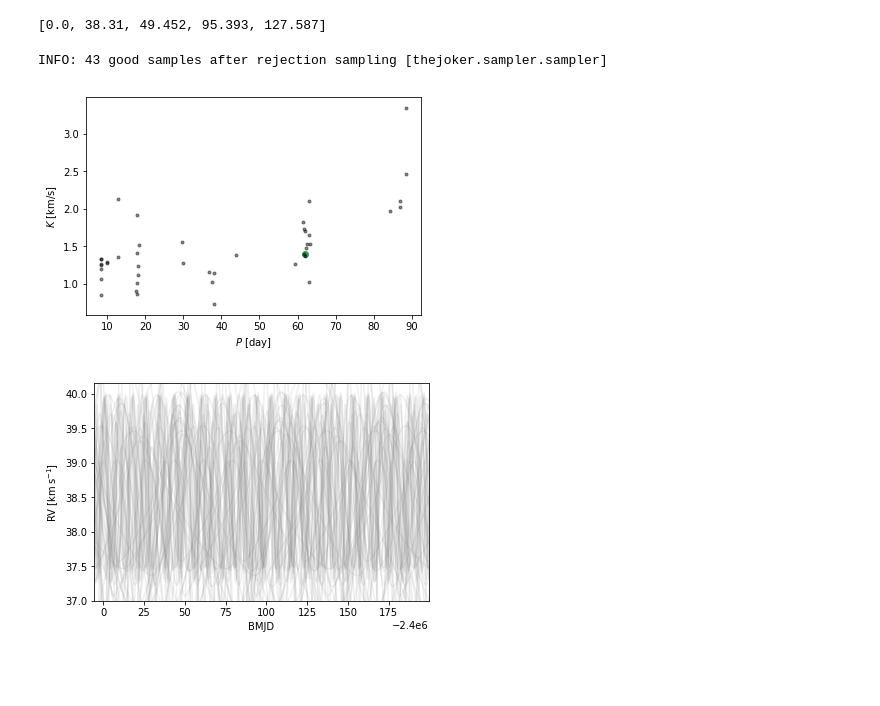
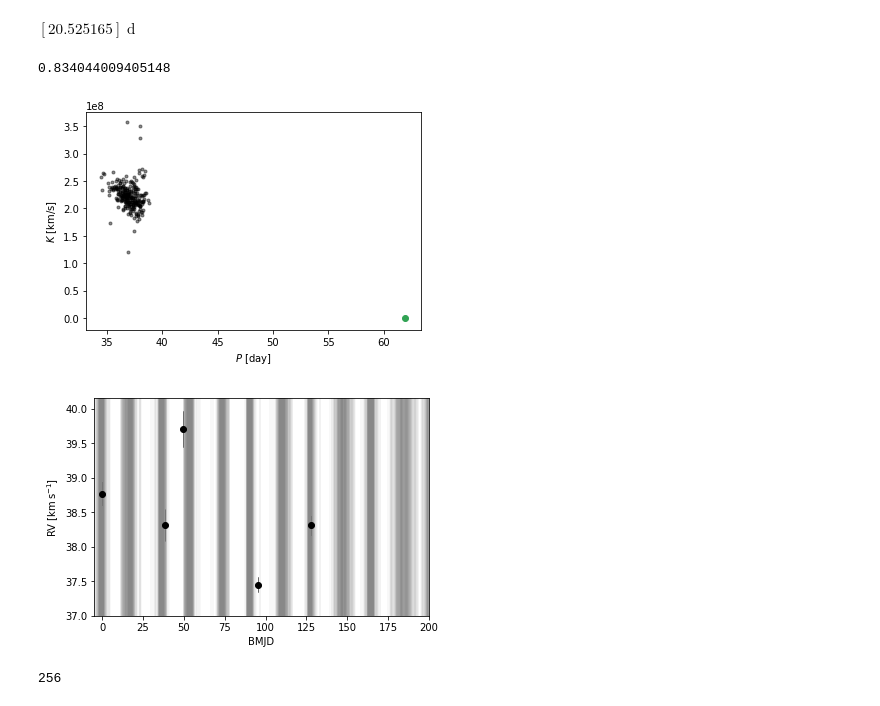
Before and after one commit to CodyDBrown/Binary-Search, a Jupyter notebook: The Joker Tutorial.ipynb, the cells around one changed output. Cells and saved outputs as stored; diff of their text form; code cells hidden in the pictures; blank space fills up the shorter version.

```diff
--- a/The Joker Tutorial.ipynb
+++ b/The Joker Tutorial.ipynb
@@ -7,7 +7,7 @@ import astropy.units as  u
 import matplotlib.pyplot as plt
 import numpy as np
 import schwimmbad
-t = [0., 49.452, 95.393, 127.587, 38.31]
+t = [0., 49.452, 95.393, 127.587, 38.31] * u.d
 rv_dat = [38.77, 39.70, 37.45, 38.31, 38.31]* u.km/u.s
 err = [0.184, 0.261, 0.112, 0.155, 0.233] * u.km/u.s
 
@@ -26,30 +26,42 @@ plt.show(ax)
-# %%
-t
-# %% [output]
-[0.0, 38.31, 49.452, 95.393, 127.587]
+# %%
+rnd = np.random.RandomState()
+a, b = (np.log(8), np.log(512))
+np.exp(rnd.uniform(a,b, size = 1))*u.day
+# %% [output]
+$[20.525165] \; \mathrm{d}$
+# %%
+rnd = np.random.RandomState(1)
+rnd.uniform(0,2)
+# %% [output]
+0.834044009405148
 # %%
 from thejoker.sampler import TheJoker
+from thejoker.sampler import JokerParams
+#From The Joker that gets possible paramiters that fit the data. The range of max and minimum periods have no ryme
+#or reason to them I just picked them becasue they seam reasonable.
+params = JokerParams(P_min = 8*u.day, P_max= 512*u.day)
 joker = TheJoker(params)
-samples = joker.rejection_sample(data, n_prior_samples = 65036)
+#samples = joker.rejection_sample(data, n_prior_samples = 2**16)
 name_thing = 'name thing?'
 fig, ax = plt.subplots(1,1)
 ax.scatter(samples['P'].value, samples['K'].to(u.km/u.s).value,
            marker='.', color= 'k',alpha=0.45)
 ax.set_xlabel('$P$ [day]')
 ax.set_ylabel('$K$ [km/s]')
 #ax.set_xlim(-5,128)
 #ax.set_ylim(0.75, 3.)
 
 ax.scatter(61.942, 1.3959, marker='o', color='#31a354', zorder=-100)
 
 fig, ax = plt.subplots(1,1)
 t_grid = np.linspace(-5,200,1024)
 plot_rv_curves(samples, t_grid, rv_unit =u.km/u.s, data = data, ax=ax,
-              plot_kwargs=dict(color='#888888'),relative_to_t0=True)
+              plot_kwargs=dict(color='#888888'),relative_to_t0=False)
+data = RVData(t = t, rv=rv_dat, stddev = err)
+ax = data.plot()
 #ax.set_xlim(-5,100)
 #ax.set_ylim(25.1,26.8)
 plt.show()
 # %% [output]
-INFO: 43 good samples after rejection sampling [thejoker.sampler.sampler]
-[figure, old version]
+[figure, new version]
-[figure, old version]
+[figure, new version]
@@ -56,3 +70,7 @@ INFO: 43 good samples after rejection sampling [thejoker.sampler.sampler]
+# %%
+len(samples['P'])
+# %% [output]
+256
 # %%
 #This Is going through and doing all the things that plot_rv_curves does, but by doing this I can get back the
 #pridicted analytical radial velocities
```
Also changed, not shown: parts of 22 cells of this notebook, 1 other file.
